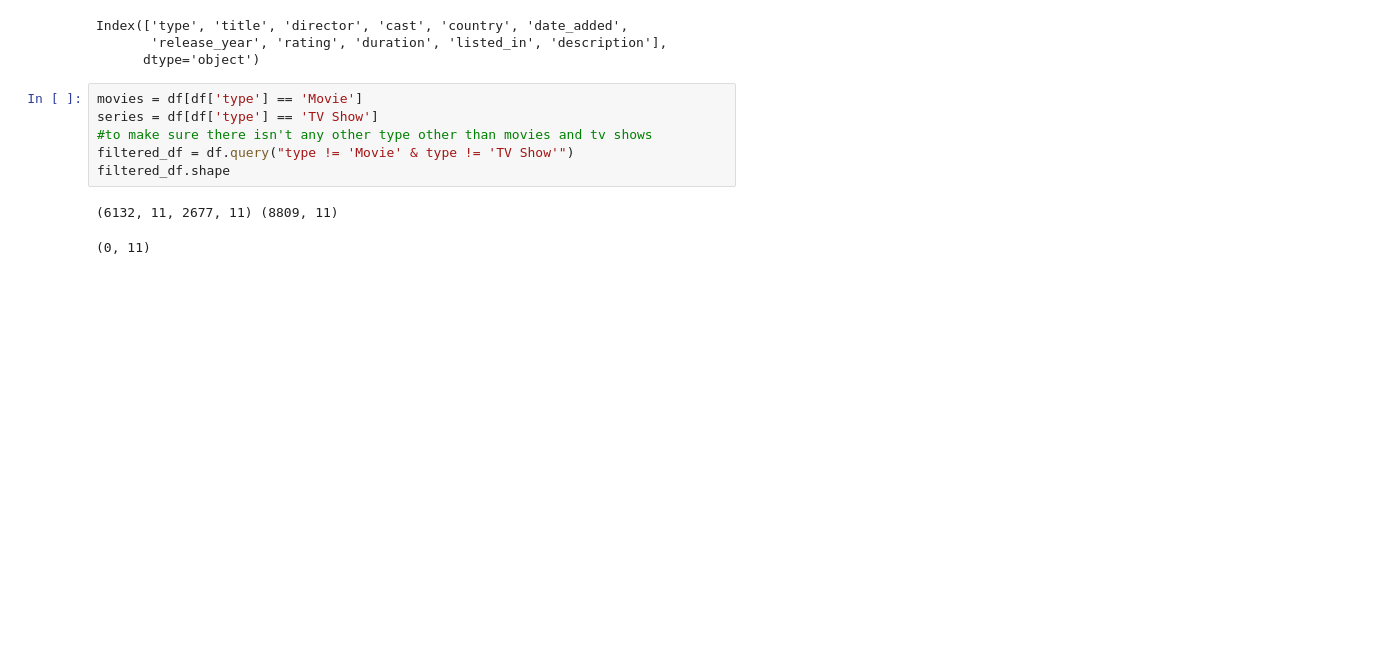
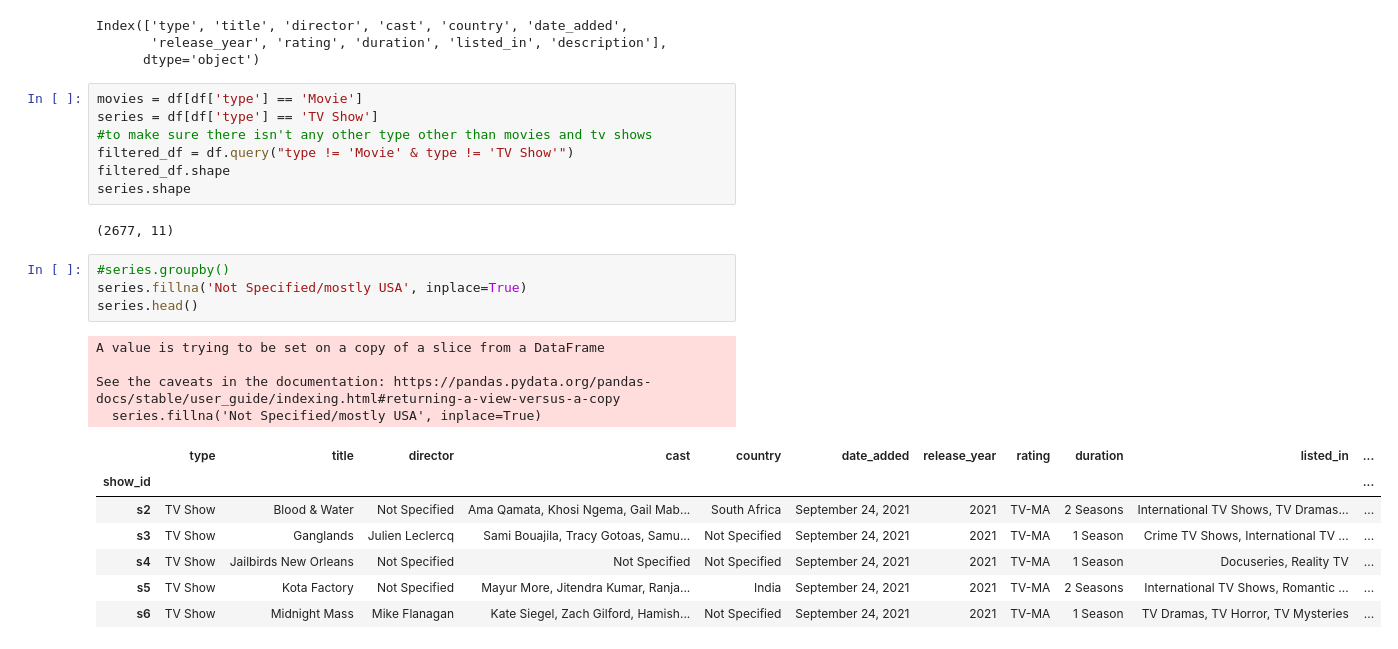
Before and after one commit to obadnew/netflix_titles.csv, a Jupyter notebook: Python_file.ipynb, the cells around one changed output. Drawn from its saved outputs; the diff is of its cells as text; blank space fills up the shorter version.

```diff
--- a/Python_file.ipynb
+++ b/Python_file.ipynb
@@ -27,6 +27,22 @@ series = df[df['type'] == 'TV Show']
 #to make sure there isn't any other type other than movies and tv shows
 filtered_df = df.query("type != 'Movie' & type != 'TV Show'")
 filtered_df.shape
+series.shape
 # %% [output]
-(6132, 11, 2677, 11) (8809, 11)
+(2677, 11)
-(0, 11)
+# %%
+#series.groupby()
+series.fillna('Not Specified/mostly USA', inplace=True)
+series.head()
+# %% [output]
+A value is trying to be set on a copy of a slice from a DataFrame
+
+See the caveats in the documentation: https://pandas.pydata.org/pandas-docs/stable/user_guide/indexing.html#returning-a-view-versus-a-copy
+  series.fillna('Not Specified/mostly USA', inplace=True)
+|  | type | title | director | cast | country | date_added | release_year | rating | duration | listed_in | ... |
+| show_id |  |  |  |  |  |  |  |  |  |  | ... |
+| s2 | TV Show | Blood & Water | Not Specified | Ama Qamata, Khosi Ngema, Gail Mab... | South Africa | September 24, 2021 | 2021 | TV-MA | 2 Seasons | International TV Shows, TV Dramas... | ... |
+| s3 | TV Show | Ganglands | Julien Leclercq | Sami Bouajila, Tracy Gotoas, Samu... | Not Specified | September 24, 2021 | 2021 | TV-MA | 1 Season | Crime TV Shows, International TV ... | ... |
+| s4 | TV Show | Jailbirds New Orleans | Not Specified | Not Specified | Not Specified | September 24, 2021 | 2021 | TV-MA | 1 Season | Docuseries, Reality TV | ... |
+| s5 | TV Show | Kota Factory | Not Specified | Mayur More, Jitendra Kumar, Ranja... | India | September 24, 2021 | 2021 | TV-MA | 2 Seasons | International TV Shows, Romantic ... | ... |
+| s6 | TV Show | Midnight Mass | Mike Flanagan | Kate Siegel, Zach Gilford, Hamish... | Not Specified | September 24, 2021 | 2021 | TV-MA | 1 Season | TV Dramas, TV Horror, TV Mysteries | ... |
```
Also changed, not shown: parts of 2 cells of this notebook.
